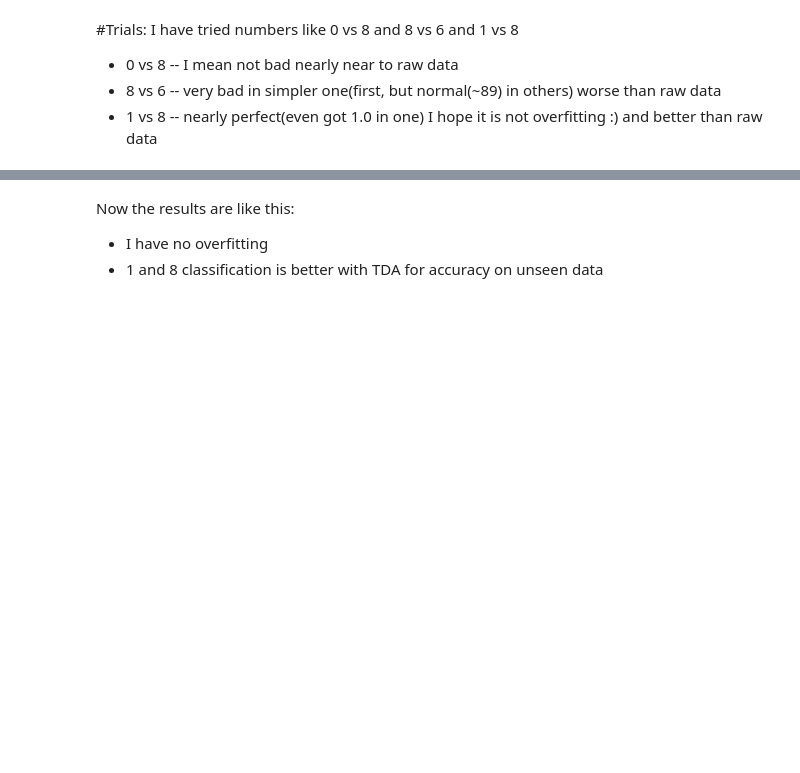
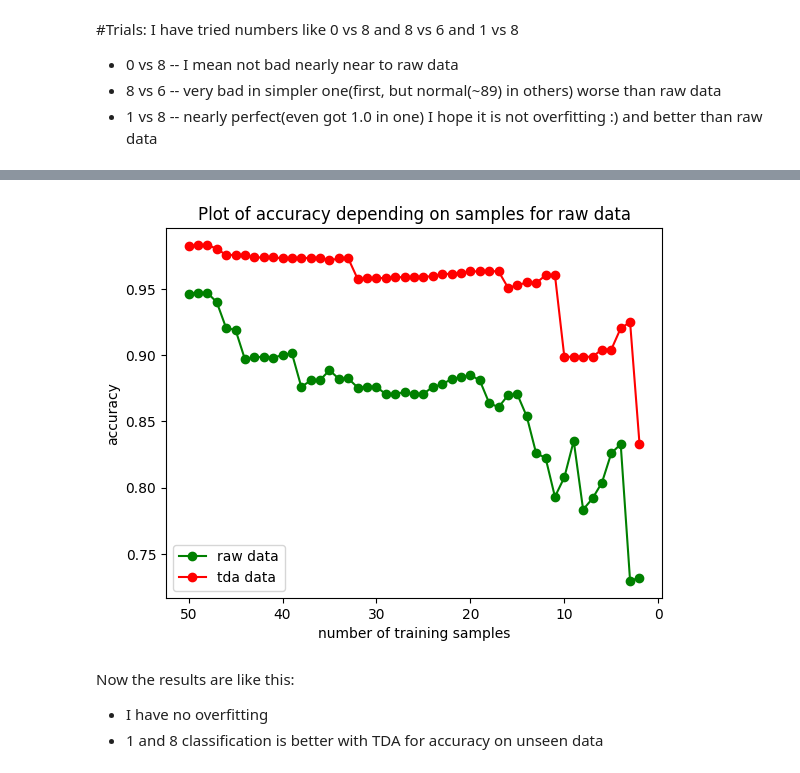
Before and after one commit to Raghayev17889/tda_project, a Jupyter notebook: TDA_apply.ipynb, the cells around one changed output, grey strips where cells are left out. Drawn from its saved outputs; the diff is of its cells as text; code cells hidden in the pictures; blank space fills up the shorter version.

Commit message:
Added the graph of Accuracy and training data size to compare TDA to raw dara

```diff
--- a/TDA_apply.ipynb
+++ b/TDA_apply.ipynb
@@ -51,6 +75,5 @@ X_imgs = X_training.reshape(-1, 28, 28)
 # %%
-def image_to_pointcloud(img, threshold=0.5):
+# Separating image's points to get pointclouds
+def image_to_pointcloud(img, threshold=0.2):
     points = np.argwhere(img > threshold)
     return points
-
-pointclouds = [image_to_pointcloud(img) for img in X_imgs]
@@ -297,0 +166,12 @@ the number of iterations: [66]
+# %%
+X_raw = X_raw.reshape(len(X_raw), -1)
+test = np.arange(4950, 4999)
+hist = []
+for tst in test:
+  X_train_raw, X_test_raw, y_train_raw, y_test_raw = train_test_split(X_raw, y_raw, test_size = tst, random_state = 42)
+  clf2 = LogisticRegression(max_iter=1000)
+  clf2.fit(X_train_raw, y_train_raw)
+  y_pred_raw_test = clf2.predict(X_test_raw)
+  acc = accuracy_score(y_test_raw, y_pred_raw_test)
+  print(f"test_size: {tst:.2f}, train size: {len(X_train_raw)}, test size: {len(X_test_raw)}")
+  hist.append([len(X_train_raw), acc])
@@ -297,0 +196,11 @@ the number of iterations: [66]
+# %%
+hist0 = []
+for tst in test:
+  X_train, X_test, y_train, y_test = train_test_split(tda_features, y_data, test_size=tst, random_state=42)
+
+  clf = LogisticRegression(max_iter=1000)
+  clf.fit(X_train, y_train)
+  y_pred = clf.predict(X_test)
+  acc = accuracy_score(y_test, y_pred)
+  print(f"test_size: {tst:.2f}, train size: {len(X_train)}, test size: {len(X_test)}")
+  hist0.append([len(X_train), acc])
@@ -298,3 +225,16 @@ the number of iterations: [66]
+# %%
+hist = np.array(hist)
+hist0 = np.array(hist0)
+plt.plot(hist[:,0], hist[:,1], marker='o', color = 'g', label = 'raw data')
+plt.plot(hist0[:,0], hist0[:,1], marker = 'o',color = 'r', label = 'tda data')
+plt.xlabel('number of training samples')
+plt.ylabel('accuracy')
+plt.title('Plot of accuracy depending on samples for raw data')
+plt.gca().invert_xaxis()
+plt.legend()
+plt.show()
+# %% [output]
+[figure, added]
 # %% [markdown]
 Now the results are like this:
 
```
Also changed, not shown: parts of 24 cells of this notebook.
